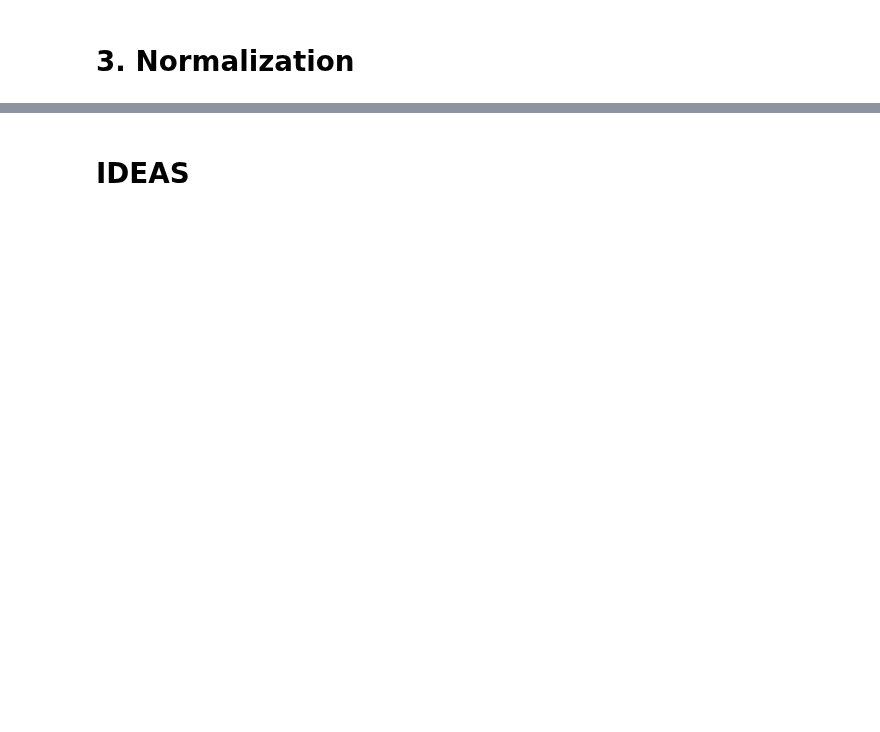
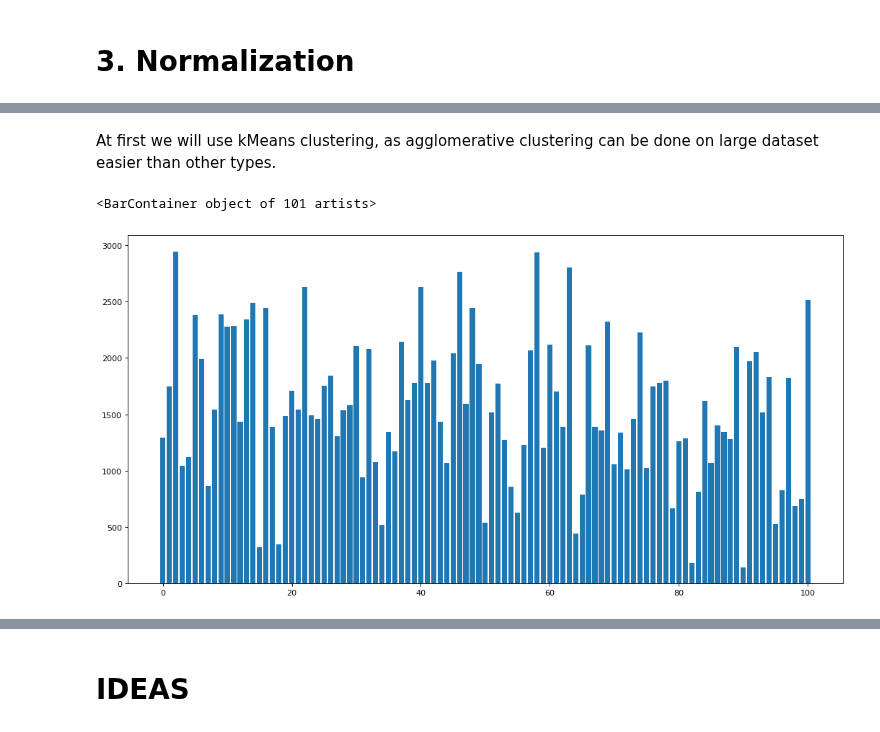
Before and after one commit to xSchon/BP, a Jupyter notebook: Preprocessing.ipynb, the cells around one changed output, grey strips where cells are left out. Drawn from its saved outputs; the diff is of its cells as text; code cells hidden in the pictures; blank space fills up the shorter version.

```diff
--- a/Preprocessing.ipynb
+++ b/Preprocessing.ipynb
@@ -431,0 +461,43 @@ data_scale(data[['item_unit_price_with_vat']]).describe()
+# %%
+kmeansable = data[[
+ 'item_type',
+ 'product_id',
+ 'category_id',
+ 'brand_id',
+ 'product_status',
+ 'reviews_count',
+ 'reviews_average_score_price',
+ 'reviews_average_score_quality',
+ 'reviews_average_score_properties',
+ 'reviews_average_score_overall',
+ 'reviews_average_score',
+ 'is_in_stock',
+ 'is_ended',
+ 'is_new',
+ 'product_purchase_price',
+ 'eshop_stock_count',
+ 'is_fifo',
+ 'category_status',
+ 'segment_id',
+ 'default_warranty_period',
+ 'ancestor_count',
+ 'descendant_count']].drop_duplicates()
+# %% [markdown]
+At first we will use kMeans clustering, as agglomerative clustering can be done on large dataset easier than other types.
+# %%
+# Declaring Model
+model = KMeans(n_clusters=101)
+
+# Fitting Model
+model.fit(kmeansable)
+
+# Prediction on the entire data
+all_predictions = model.predict(kmeansable)
+
+kmeansable['kmeans_cluster'] = all_predictions
+# %%
+unique, counts = np.unique(all_predictions, return_counts = True)
+plt.bar(unique, counts)
+# %% [output]
+<BarContainer object of 101 artists>
+[figure, added]
```
Also changed, not shown: parts of 24 cells of this notebook.
